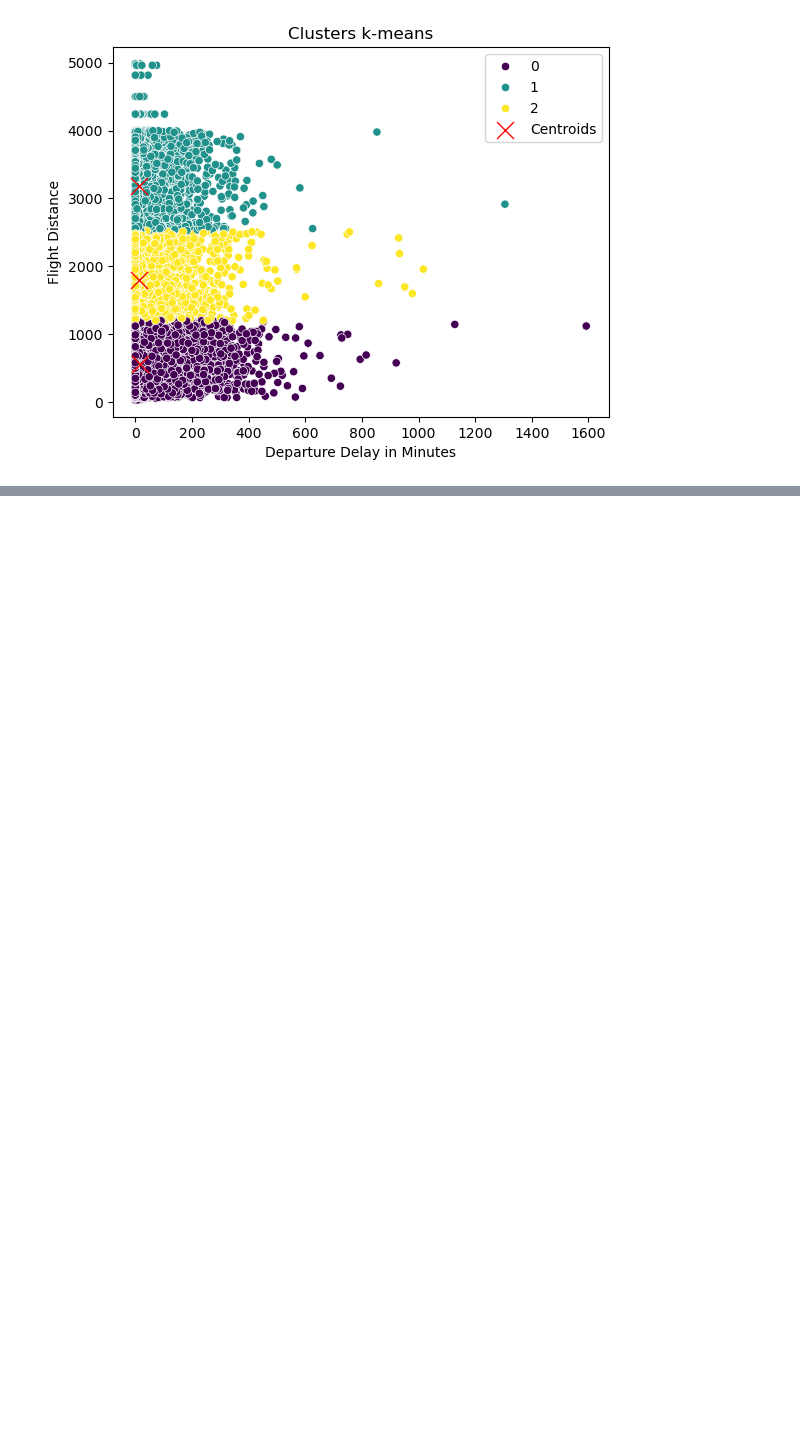
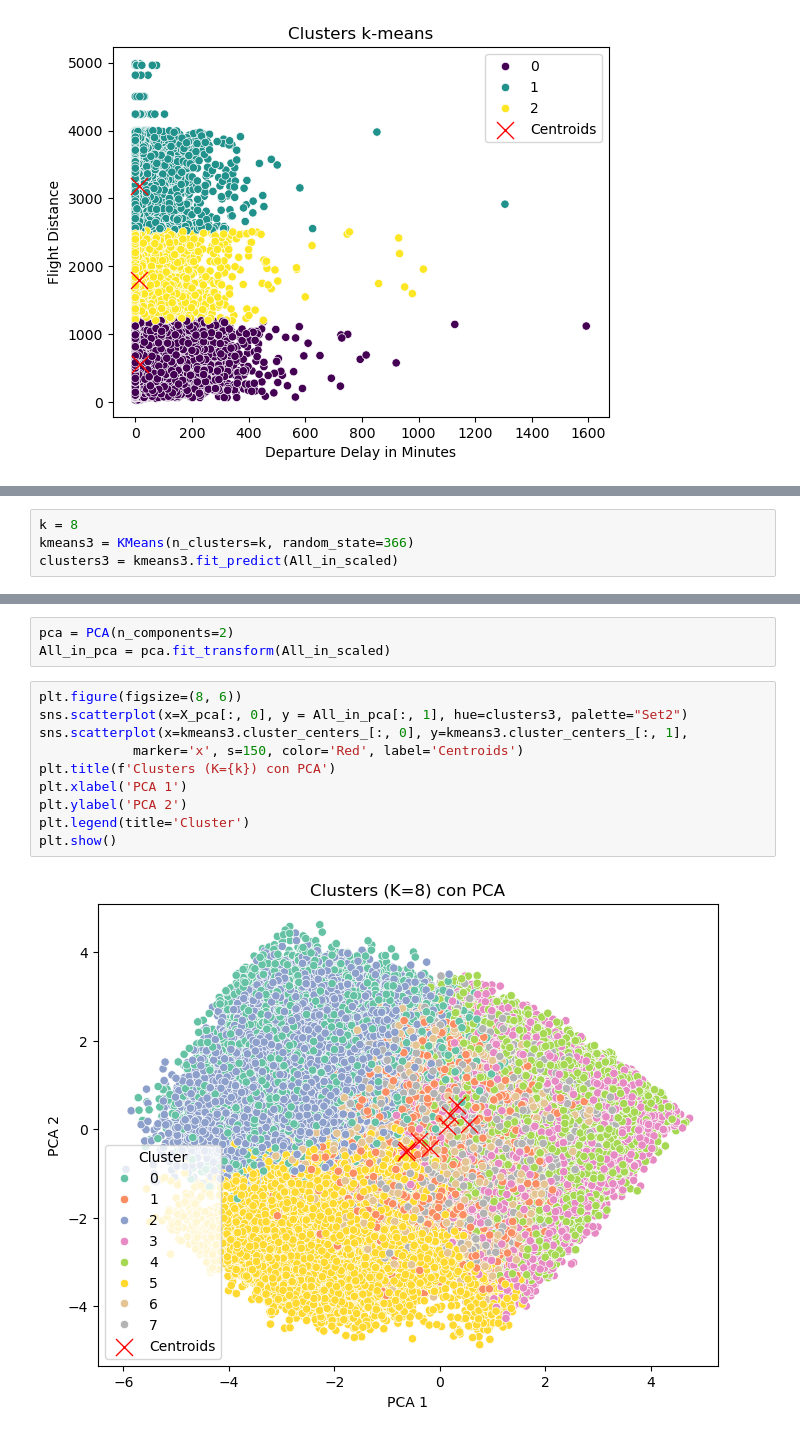
Before and after one commit to AniMuoz/Proyecto-Ciencia-de-datos, a Jupyter notebook: clusterizacion.ipynb, the cells around one changed output, grey strips where cells are left out. Cells and saved outputs as stored; diff of their text form; blank space fills up the shorter version.

```diff
--- a/clusterizacion.ipynb
+++ b/clusterizacion.ipynb
@@ -245,0 +313,4 @@ plt.show()
+# %%
+k = 8
+kmeans3 = KMeans(n_clusters=k, random_state=366)
+clusters3 = kmeans3.fit_predict(All_in_scaled)
@@ -245,0 +339,15 @@ plt.show()
+# %%
+pca = PCA(n_components=2)
+All_in_pca = pca.fit_transform(All_in_scaled)
+# %%
+plt.figure(figsize=(8, 6))
+sns.scatterplot(x=X_pca[:, 0], y = All_in_pca[:, 1], hue=clusters3, palette="Set2")
+sns.scatterplot(x=kmeans3.cluster_centers_[:, 0], y=kmeans3.cluster_centers_[:, 1],
+            marker='x', s=150, color='Red', label='Centroids')
+plt.title(f'Clusters (K={k}) con PCA')
+plt.xlabel('PCA 1')
+plt.ylabel('PCA 2')
+plt.legend(title='Cluster')
+plt.show()
+# %% [output]
+[figure, added]
```
Also changed, not shown: parts of 23 cells of this notebook.
